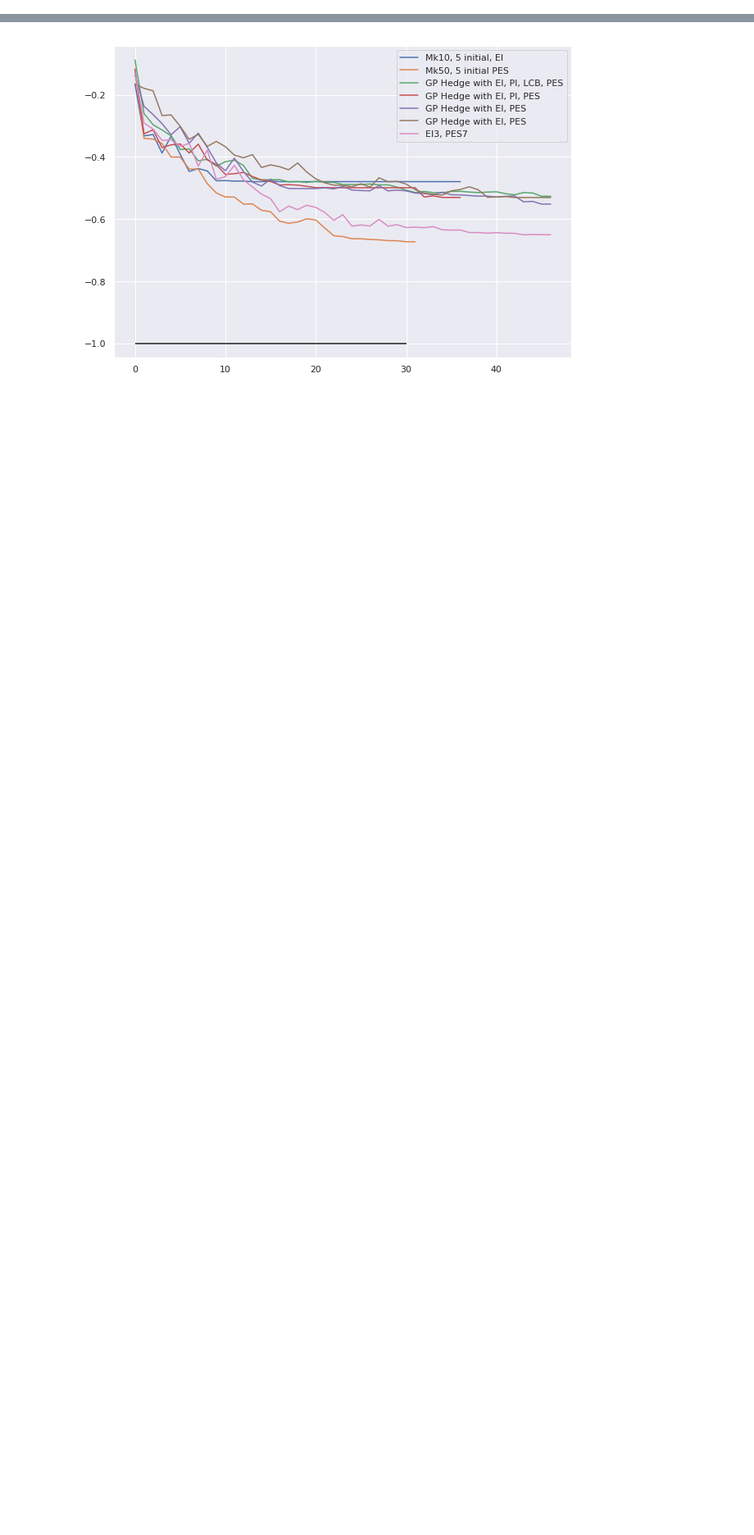
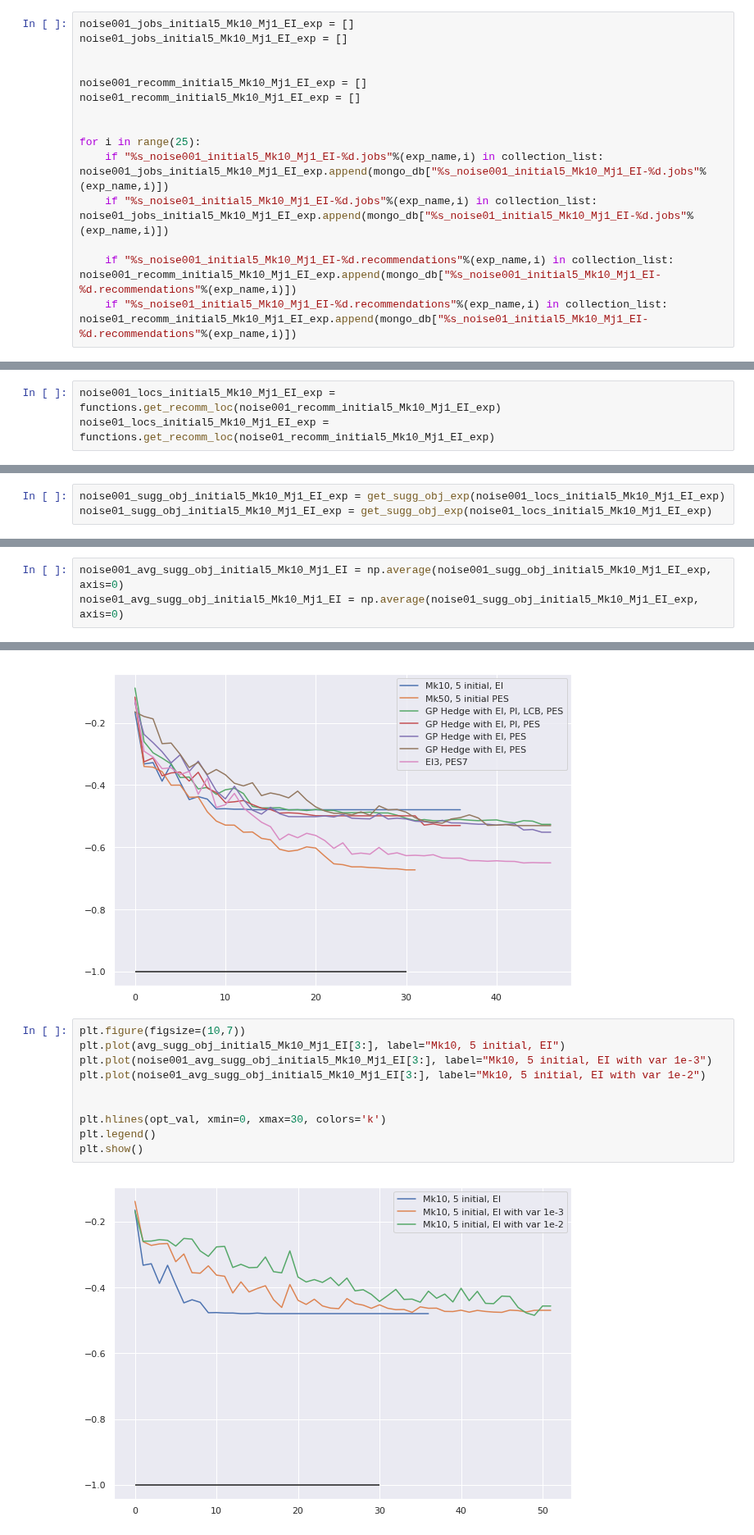
Before and after one commit to kkh8676/opt_functions, a Jupyter notebook: exp_result/drop_wave_acquisition_functions.ipynb, the cells around one changed output, grey strips where cells are left out. Shown at 82% size. Saved outputs shown, nothing was run; the diff lists cells and outputs as text; blank space fills up the shorter version.

```diff
--- a/exp_result/drop_wave_acquisition_functions.ipynb
+++ b/exp_result/drop_wave_acquisition_functions.ipynb
@@ -141,0 +144,15 @@ for i in range(25):
+# %%
+noise001_jobs_initial5_Mk10_Mj1_EI_exp = []
+noise01_jobs_initial5_Mk10_Mj1_EI_exp = []
+
+
+noise001_recomm_initial5_Mk10_Mj1_EI_exp = []
+noise01_recomm_initial5_Mk10_Mj1_EI_exp = []
+
+
+for i in range(25):
+    if "%s_noise001_initial5_Mk10_Mj1_EI-%d.jobs"%(exp_name,i) in collection_list: noise001_jobs_initial5_Mk10_Mj1_EI_exp.append(mongo_db["%s_noise001_initial5_Mk10_Mj1_EI-%d.jobs"%(exp_name,i)])
+    if "%s_noise01_initial5_Mk10_Mj1_EI-%d.jobs"%(exp_name,i) in collection_list: noise01_jobs_initial5_Mk10_Mj1_EI_exp.append(mongo_db["%s_noise01_initial5_Mk10_Mj1_EI-%d.jobs"%(exp_name,i)])
+
+    if "%s_noise001_initial5_Mk10_Mj1_EI-%d.recommendations"%(exp_name,i) in collection_list: noise001_recomm_initial5_Mk10_Mj1_EI_exp.append(mongo_db["%s_noise001_initial5_Mk10_Mj1_EI-%d.recommendations"%(exp_name,i)])
+    if "%s_noise01_initial5_Mk10_Mj1_EI-%d.recommendations"%(exp_name,i) in collection_list: noise01_recomm_initial5_Mk10_Mj1_EI_exp.append(mongo_db["%s_noise01_initial5_Mk10_Mj1_EI-%d.recommendations"%(exp_name,i)])
@@ -171,3 +203,6 @@ locs_initial5_Mk10_Mj1_GP_Hedge_EI_PES_exp = functions.get_recomm_loc(recomm_ini
 locs_initial5_Mk10_Mj1_GP_Hedge_EI_PES_2td_exp = functions.get_recomm_loc(recomm_initial5_Mk10_Mj1_GP_Hedge_EI_PES_2td_exp)
 
 locs_initial5_Mk10_Mj1_GP_Hedge_EI_PES_3_7_exp = functions.get_recomm_loc(recomm_initial5_Mk10_Mj1_GP_Hedge_EI_PES_3_7_exp)
+# %%
+noise001_locs_initial5_Mk10_Mj1_EI_exp = functions.get_recomm_loc(noise001_recomm_initial5_Mk10_Mj1_EI_exp)
+noise01_locs_initial5_Mk10_Mj1_EI_exp = functions.get_recomm_loc(noise01_recomm_initial5_Mk10_Mj1_EI_exp)
@@ -285,3 +323,6 @@ sugg_obj_initial5_Mk10_Mj1_GP_Hedge_EI_PES_exp = get_sugg_obj_exp(locs_initial5_
 sugg_obj_initial5_Mk10_Mj1_GP_Hedge_EI_PES_2td_exp = get_sugg_obj_exp(locs_initial5_Mk10_Mj1_GP_Hedge_EI_PES_2td_exp)
 
 sugg_obj_initial5_Mk10_Mj1_GP_Hedge_EI_PES_3_7_exp = get_sugg_obj_exp(locs_initial5_Mk10_Mj1_GP_Hedge_EI_PES_3_7_exp)
+# %%
+noise001_sugg_obj_initial5_Mk10_Mj1_EI_exp = get_sugg_obj_exp(noise001_locs_initial5_Mk10_Mj1_EI_exp)
+noise01_sugg_obj_initial5_Mk10_Mj1_EI_exp = get_sugg_obj_exp(noise01_locs_initial5_Mk10_Mj1_EI_exp)
@@ -316,3 +360,6 @@ avg_sugg_obj_initial5_Mk10_Mj1_GP_Hedge_EI_PES = np.average(sugg_obj_initial5_Mk
 avg_sugg_obj_initial5_Mk10_Mj1_GP_Hedge_EI_PES_2td = np.average(sugg_obj_initial5_Mk10_Mj1_GP_Hedge_EI_PES_2td_exp, axis=0)
 
 avg_sugg_obj_initial5_Mk10_Mj1_GP_Hedge_EI_PES_3_7 = np.average(sugg_obj_initial5_Mk10_Mj1_GP_Hedge_EI_PES_3_7_exp, axis=0)
+# %%
+noise001_avg_sugg_obj_initial5_Mk10_Mj1_EI = np.average(noise001_sugg_obj_initial5_Mk10_Mj1_EI_exp, axis=0)
+noise01_avg_sugg_obj_initial5_Mk10_Mj1_EI = np.average(noise01_sugg_obj_initial5_Mk10_Mj1_EI_exp, axis=0)
@@ -428,3 +496,15 @@ plt.legend()
 plt.show()
 # %% [output]
 [figure]
+# %%
+plt.figure(figsize=(10,7))
+plt.plot(avg_sugg_obj_initial5_Mk10_Mj1_EI[3:], label="Mk10, 5 initial, EI")
+plt.plot(noise001_avg_sugg_obj_initial5_Mk10_Mj1_EI[3:], label="Mk10, 5 initial, EI with var 1e-3")
+plt.plot(noise01_avg_sugg_obj_initial5_Mk10_Mj1_EI[3:], label="Mk10, 5 initial, EI with var 1e-2")
+
+
+plt.hlines(opt_val, xmin=0, xmax=30, colors='k')
+plt.legend()
+plt.show()
+# %% [output]
+[figure, added]
```
Also changed, not shown: parts of 14 cells of this notebook, 2 other files.
